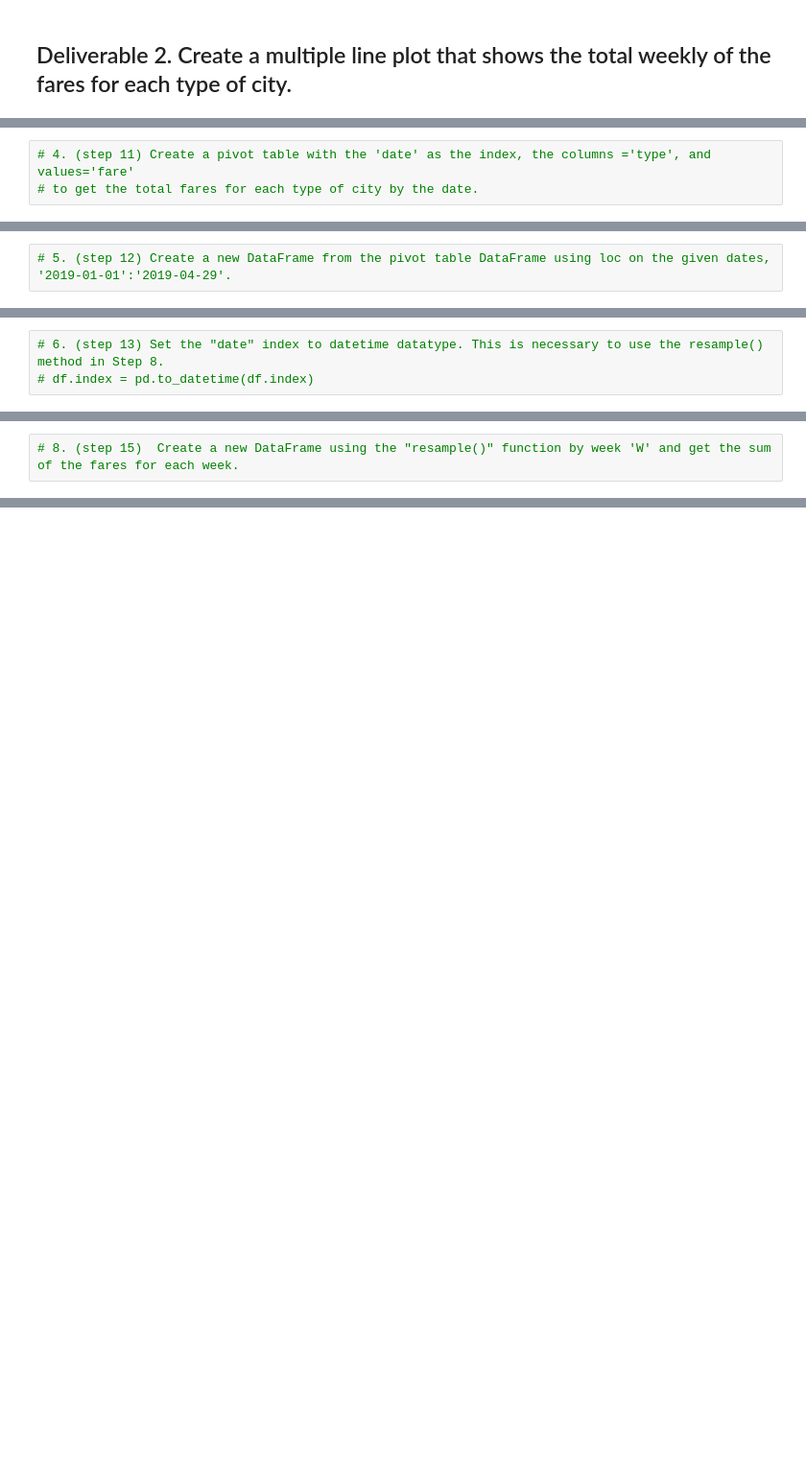
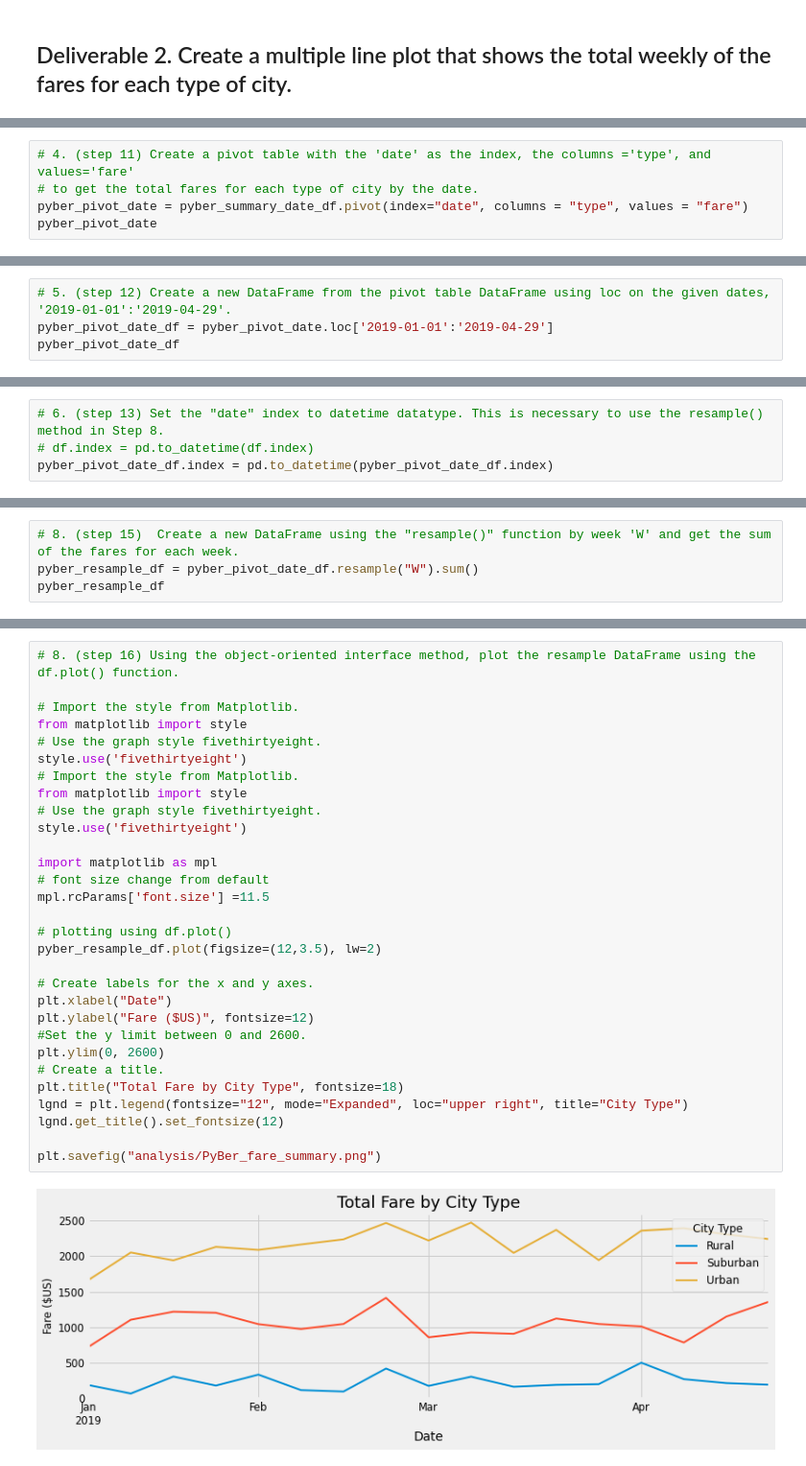
Before and after one commit to larrydodson/PyBer_Analysis, a Jupyter notebook: PyBer_Challenge.ipynb, the cells around one changed output, grey strips where cells are left out. Shown at 96% size. Saved outputs shown, nothing was run; the diff lists cells and outputs as text; blank space fills up the shorter version.

```diff
--- a/PyBer_Challenge.ipynb
+++ b/PyBer_Challenge.ipynb
@@ -159,3 +194,5 @@ pyber_summary_df
 # %%
 # 4. (step 11) Create a pivot table with the 'date' as the index, the columns ='type', and values='fare'
 # to get the total fares for each type of city by the date.
+pyber_pivot_date = pyber_summary_date_df.pivot(index="date", columns = "type", values = "fare")
+pyber_pivot_date
@@ -162,2 +214,4 @@ pyber_summary_df
 # %%
 # 5. (step 12) Create a new DataFrame from the pivot table DataFrame using loc on the given dates, '2019-01-01':'2019-04-29'.
+pyber_pivot_date_df = pyber_pivot_date.loc['2019-01-01':'2019-04-29']
+pyber_pivot_date_df
@@ -164,6 +233,7 @@ pyber_summary_df
 # %%
 # 6. (step 13) Set the "date" index to datetime datatype. This is necessary to use the resample() method in Step 8.
 # df.index = pd.to_datetime(df.index)
+pyber_pivot_date_df.index = pd.to_datetime(pyber_pivot_date_df.index)
 # %%
 # 7. (step 14)  Check that the datatype for the index is datetime using
 #df.info()
@@ -170,2 +252,4 @@ pyber_summary_df
 # %%
 # 8. (step 15)  Create a new DataFrame using the "resample()" function by week 'W' and get the sum of the fares for each week.
+pyber_resample_df = pyber_pivot_date_df.resample("W").sum()
+pyber_resample_df
@@ -178,0 +276,32 @@ style.use('fivethirtyeight')
+# %%
+# 8. (step 16) Using the object-oriented interface method, plot the resample DataFrame using the df.plot() function.
+
+# Import the style from Matplotlib.
+from matplotlib import style
+# Use the graph style fivethirtyeight.
+style.use('fivethirtyeight')
+# Import the style from Matplotlib.
+from matplotlib import style
+# Use the graph style fivethirtyeight.
+style.use('fivethirtyeight')
+
+import matplotlib as mpl
+# font size change from default
+mpl.rcParams['font.size'] =11.5
+
+# plotting using df.plot()
+pyber_resample_df.plot(figsize=(12,3.5), lw=2)
+
+# Create labels for the x and y axes.
+plt.xlabel("Date")
+plt.ylabel("Fare ($US)", fontsize=12)
+#Set the y limit between 0 and 2600.
+plt.ylim(0, 2600)
+# Create a title.
+plt.title("Total Fare by City Type", fontsize=18)
+lgnd = plt.legend(fontsize="12", mode="Expanded", loc="upper right", title="City Type")
+lgnd.get_title().set_fontsize(12)
+
+plt.savefig("analysis/PyBer_fare_summary.png")
+# %% [output]
+[figure, added]
```
Also changed, not shown: parts of 15 cells of this notebook.
